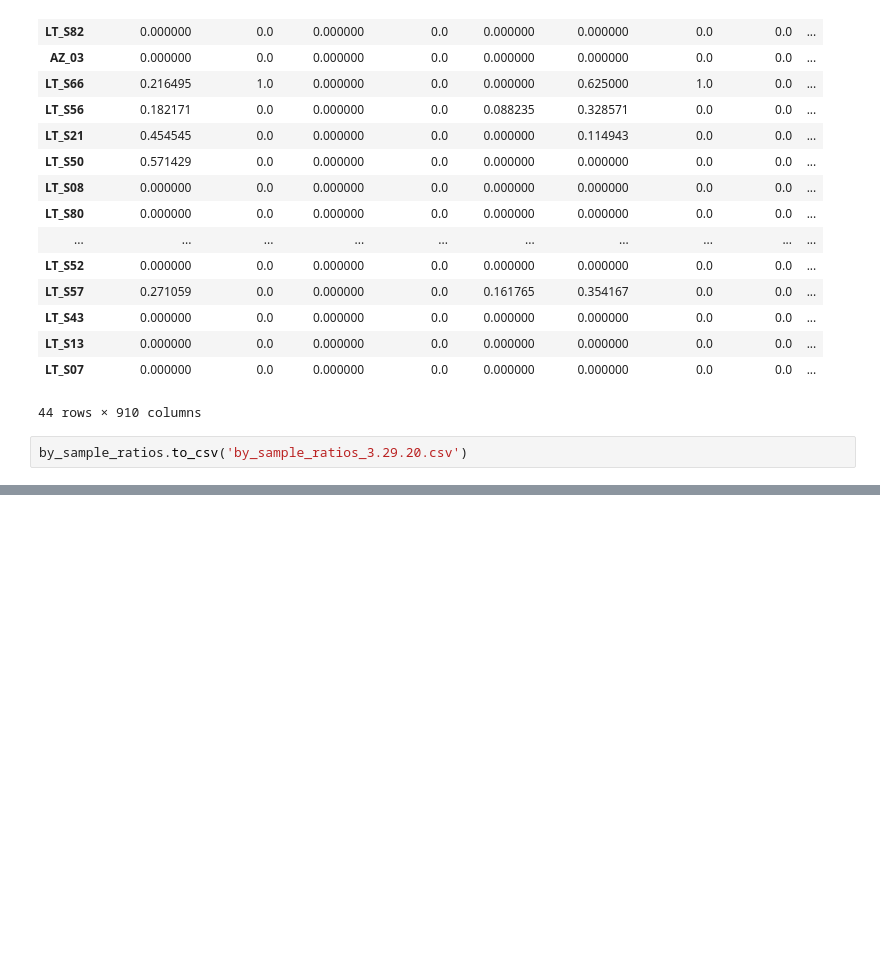
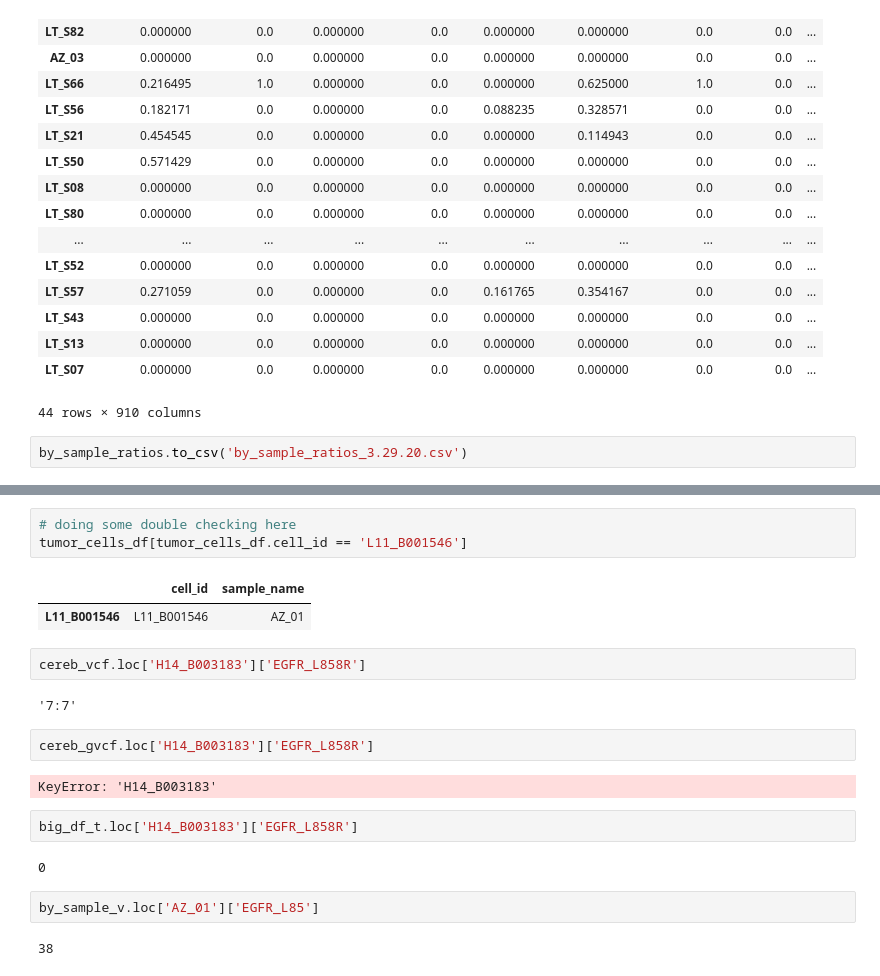
Before and after one commit to lincoln-harris/process_new_cells, a Jupyter notebook: gvcf/make_validation_tbl_with_gvcf_data.ipynb, the cells around one changed output, grey strips where cells are left out. Saved outputs shown, nothing was run; the diff lists cells and outputs as text; blank space fills up the shorter version.

```diff
--- a/gvcf/make_validation_tbl_with_gvcf_data.ipynb
+++ b/gvcf/make_validation_tbl_with_gvcf_data.ipynb
@@ -208,0 +298,22 @@ by_sample_ratios.to_csv('by_sample_ratios_3.29.20.csv')
+# %%
+# doing some double checking here
+tumor_cells_df[tumor_cells_df.cell_id == 'L11_B001546']
+# %% [output]
+|  | cell_id | sample_name |
+| L11_B001546 | L11_B001546 | AZ_01 |
+# %%
+cereb_vcf.loc['H14_B003183']['EGFR_L858R']
+# %% [output]
+'7:7'
+# %%
+cereb_gvcf.loc['H14_B003183']['EGFR_L858R']
+# %% [output]
+KeyError: 'H14_B003183'
+# %%
+big_df_t.loc['H14_B003183']['EGFR_L858R']
+# %% [output]
+0
+# %%
+by_sample_v.loc['AZ_01']['EGFR_L85']
+# %% [output]
+38
```
Also changed, not shown: parts of 10 cells of this notebook.
